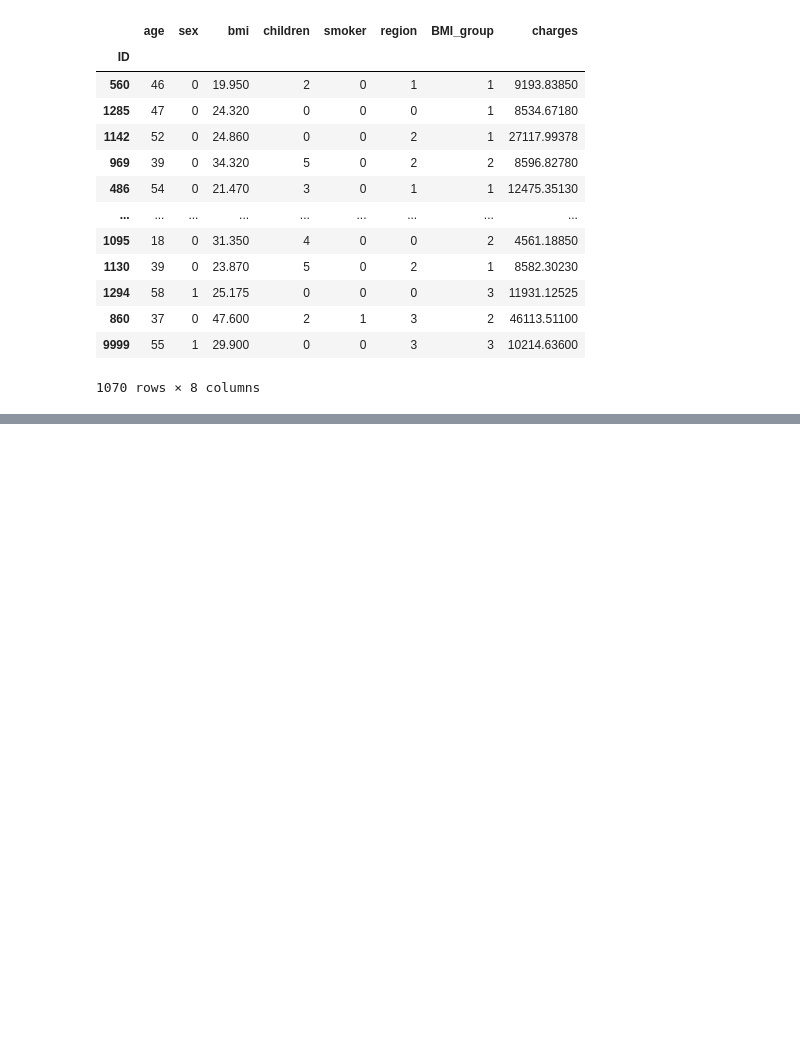
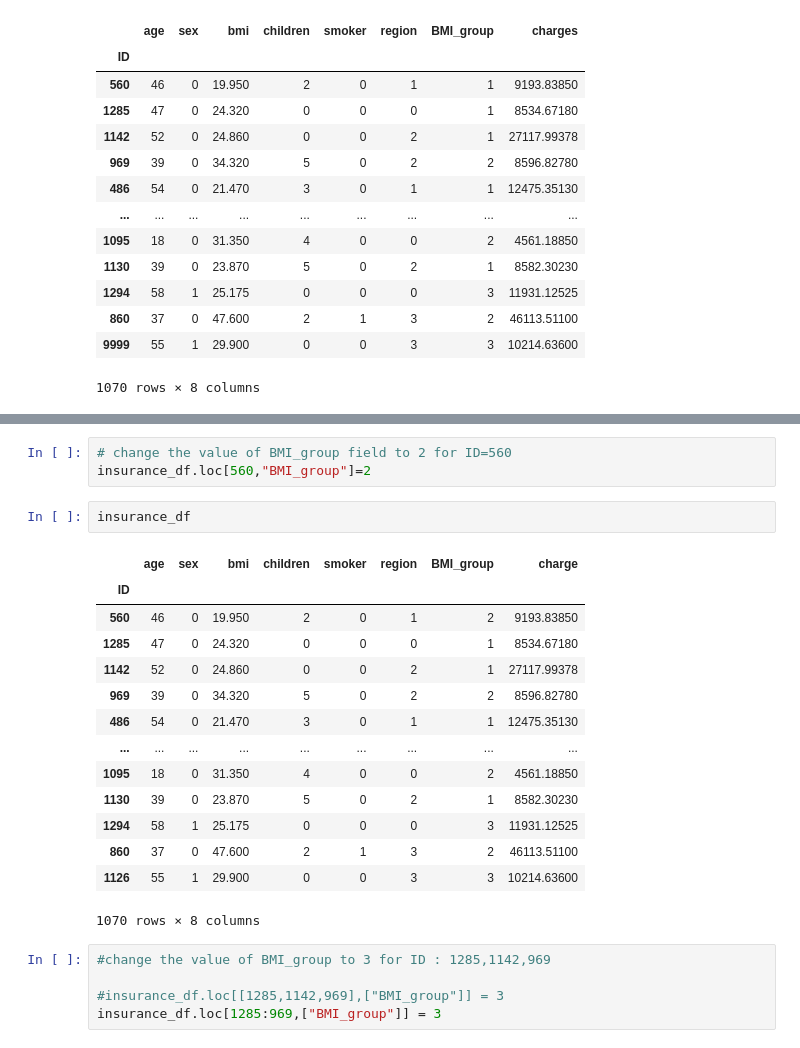
Before and after one commit to sumitdwivedi565/E441_Docs, a Jupyter notebook: Pandas.ipynb, the cells around one changed output, grey strips where cells are left out. Saved outputs shown, nothing was run; the diff lists cells and outputs as text; blank space fills up the shorter version.

```diff
--- a/Pandas.ipynb
+++ b/Pandas.ipynb
@@ -622,0 +919,25 @@ insurance_df.rename(columns={'charges':'charge'},inplace=True)
+# %%
+# change the value of BMI_group field to 2 for ID=560
+insurance_df.loc[560,"BMI_group"]=2
+# %%
+insurance_df
+# %% [output]
+|  | age | sex | bmi | children | smoker | region | BMI_group | charge |
+| ID |  |  |  |  |  |  |  |  |
+| 560 | 46 | 0 | 19.950 | 2 | 0 | 1 | 2 | 9193.83850 |
+| 1285 | 47 | 0 | 24.320 | 0 | 0 | 0 | 1 | 8534.67180 |
+| 1142 | 52 | 0 | 24.860 | 0 | 0 | 2 | 1 | 27117.99378 |
+| 969 | 39 | 0 | 34.320 | 5 | 0 | 2 | 2 | 8596.82780 |
+| 486 | 54 | 0 | 21.470 | 3 | 0 | 1 | 1 | 12475.35130 |
+| ... | ... | ... | ... | ... | ... | ... | ... | ... |
+| 1095 | 18 | 0 | 31.350 | 4 | 0 | 0 | 2 | 4561.18850 |
+| 1130 | 39 | 0 | 23.870 | 5 | 0 | 2 | 1 | 8582.30230 |
+| 1294 | 58 | 1 | 25.175 | 0 | 0 | 0 | 3 | 11931.12525 |
+| 860 | 37 | 0 | 47.600 | 2 | 1 | 3 | 2 | 46113.51100 |
+| 1126 | 55 | 1 | 29.900 | 0 | 0 | 3 | 3 | 10214.63600 |
+1070 rows × 8 columns
+# %%
+#change the value of BMI_group to 3 for ID : 1285,1142,969
+
+#insurance_df.loc[[1285,1142,969],["BMI_group"]] = 3
+insurance_df.loc[1285:969,["BMI_group"]] = 3
```
Also changed, not shown: parts of 47 cells of this notebook.
